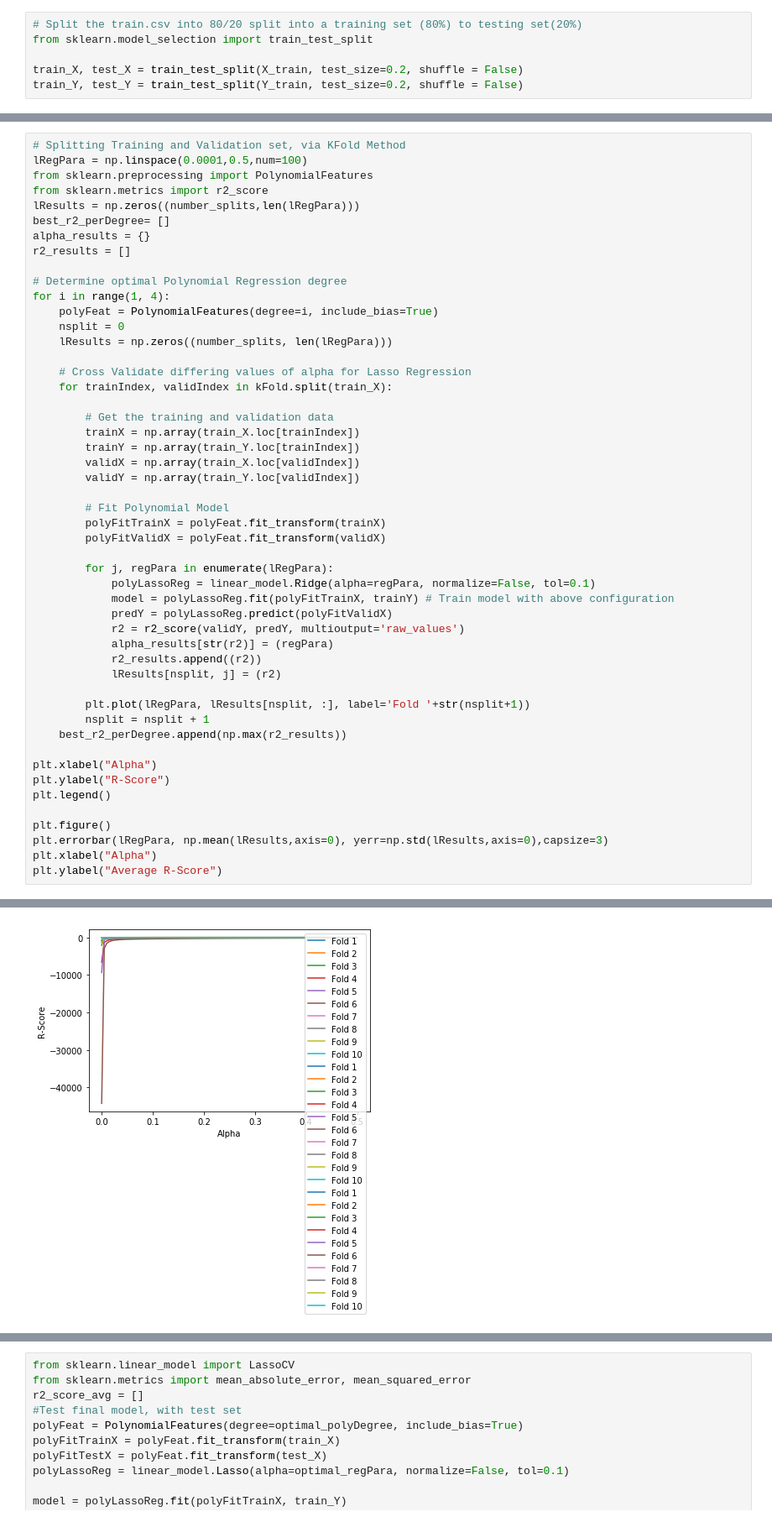
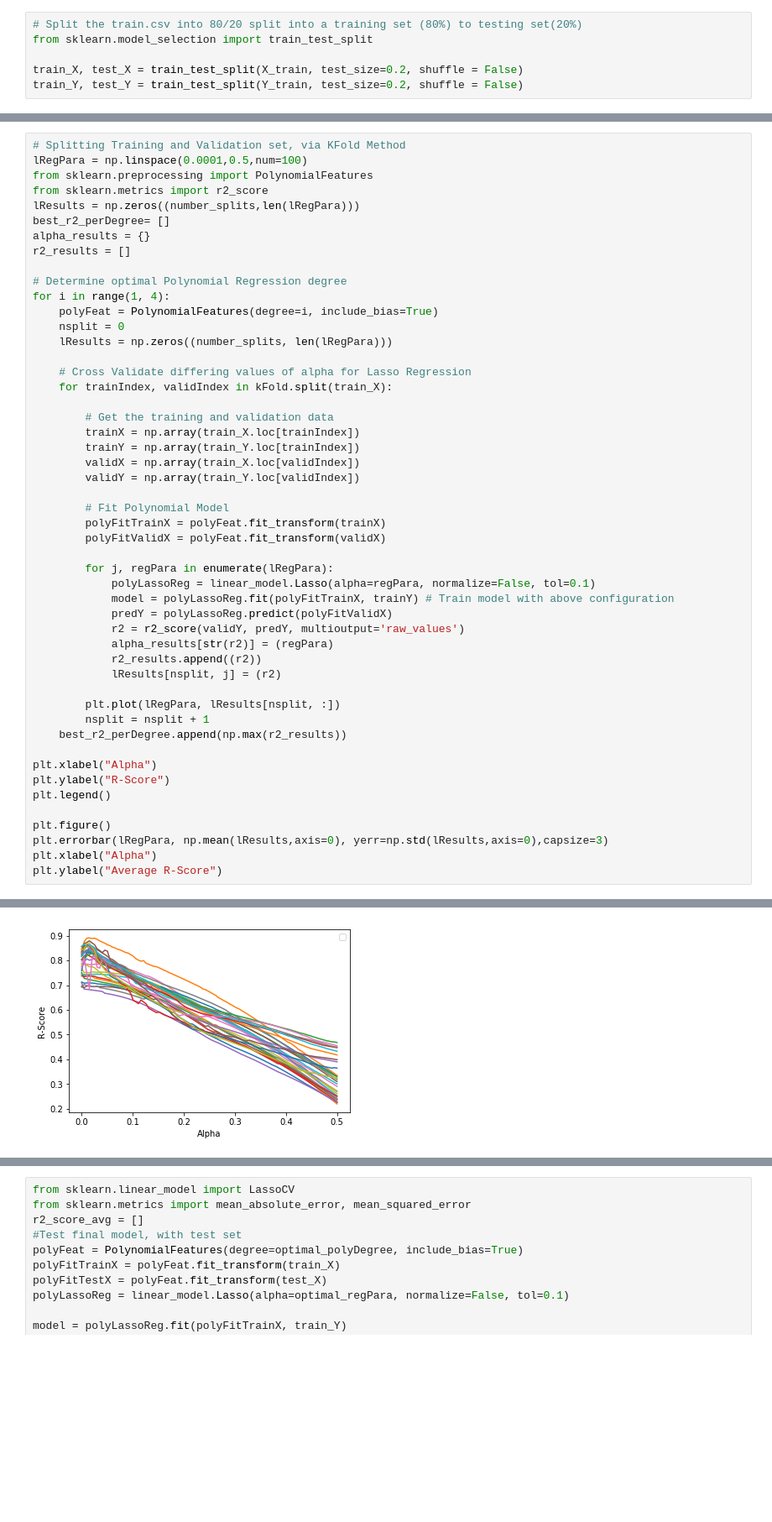
Before and after one commit to nugyn/ML-Assignment-1, a Jupyter notebook: Assignment-1.ipynb, the cells around one changed output, grey strips where cells are left out. Shown: that part at 84% size. Drawn from its saved outputs; the diff is of its cells as text; blank space fills up the shorter version.

```diff
--- a/Assignment-1.ipynb
+++ b/Assignment-1.ipynb
@@ -125,7 +180,7 @@ for i in range(1, 4):
         polyFitValidX = polyFeat.fit_transform(validX)
 
         for j, regPara in enumerate(lRegPara):
-            polyLassoReg = linear_model.Ridge(alpha=regPara, normalize=False, tol=0.1)
+            polyLassoReg = linear_model.Lasso(alpha=regPara, normalize=False, tol=0.1)
             model = polyLassoReg.fit(polyFitTrainX, trainY) # Train model with above configuration
             predY = polyLassoReg.predict(polyFitValidX)
             r2 = r2_score(validY, predY, multioutput='raw_values')
@@ -133,7 +188,7 @@ for i in range(1, 4):
             r2_results.append((r2))
             lResults[nsplit, j] = (r2)
 
-        plt.plot(lRegPara, lResults[nsplit, :], label='Fold '+str(nsplit+1))
+        plt.plot(lRegPara, lResults[nsplit, :])
         nsplit = nsplit + 1
     best_r2_perDegree.append(np.max(r2_results))
 
@@ -150 +206 @@ Text(0, 0.5, 'Average R-Score')
-[figure, old version]
+[figure, new version]
```
Also changed, not shown: parts of 6 cells of this notebook, 1 other file.
